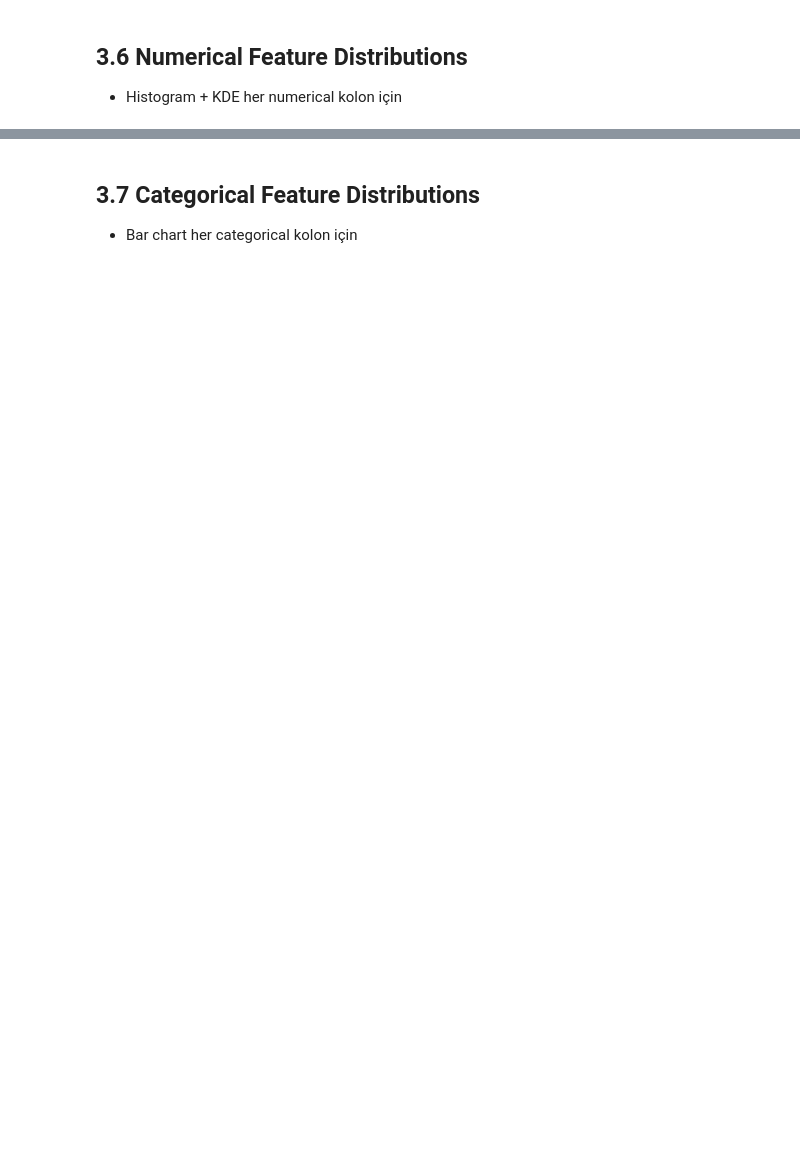
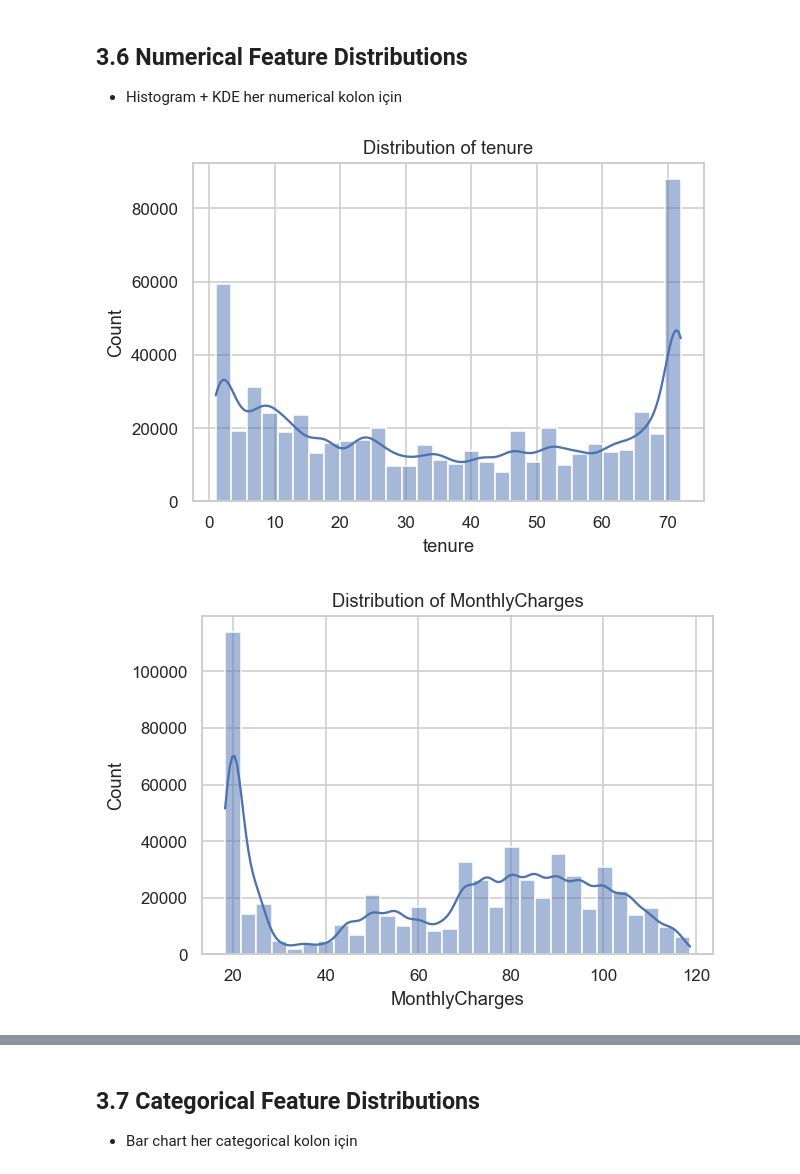
Before and after one commit to iremkabil/Predict_Customer_Churn, a Jupyter notebook: notebooks/eda.ipynb, the cells around one changed output, grey strips where cells are left out. Saved outputs shown, nothing was run; the diff lists cells and outputs as text; code cells hidden in the pictures; blank space fills up the shorter version.

```diff
--- a/notebooks/eda.ipynb
+++ b/notebooks/eda.ipynb
@@ -258,2 +371,20 @@ train_eda[[TARGET_COL, TARGET_COL + "_binary"]].head()
 # %%
-# feature inventory buraya
+feature_cols = [c for c in train.columns if c not in [TARGET_COL, ID_COL]]
+
+numerical_cols = train[feature_cols].select_dtypes(
+    include=["int64","float64","int32","float32"]
+).columns.tolist()
+
+categorical_cols = train[feature_cols].select_dtypes(
+    include=["object","category","bool"]
+).columns.tolist()
+
+binary_like_cols = [
+    col for col in numerical_cols
+    if train[col].nunique() <= 2
+]
+
+pure_numerical_cols = [
+    col for col in numerical_cols
+    if col not in binary_like_cols
+]
@@ -273,4 +484,21 @@ train_eda[[TARGET_COL, TARGET_COL + "_binary"]].head()
 
 - Histogram + KDE her numerical kolon için
 # %%
-# numerical distributions buraya
+for col in pure_numerical_cols:
+
+    plt.figure(figsize=(6,4))
+
+    sns.histplot(
+        train[col],
+        kde=True,
+        bins=30
+    )
+
+    plt.title(f"Distribution of {col}")
+    plt.xlabel(col)
+    plt.ylabel("Count")
+
+    plt.show()
+# %% [output]
+[figure, added]
+[figure, added]
```
Also changed, not shown: parts of 26 cells of this notebook, 1 other file.
